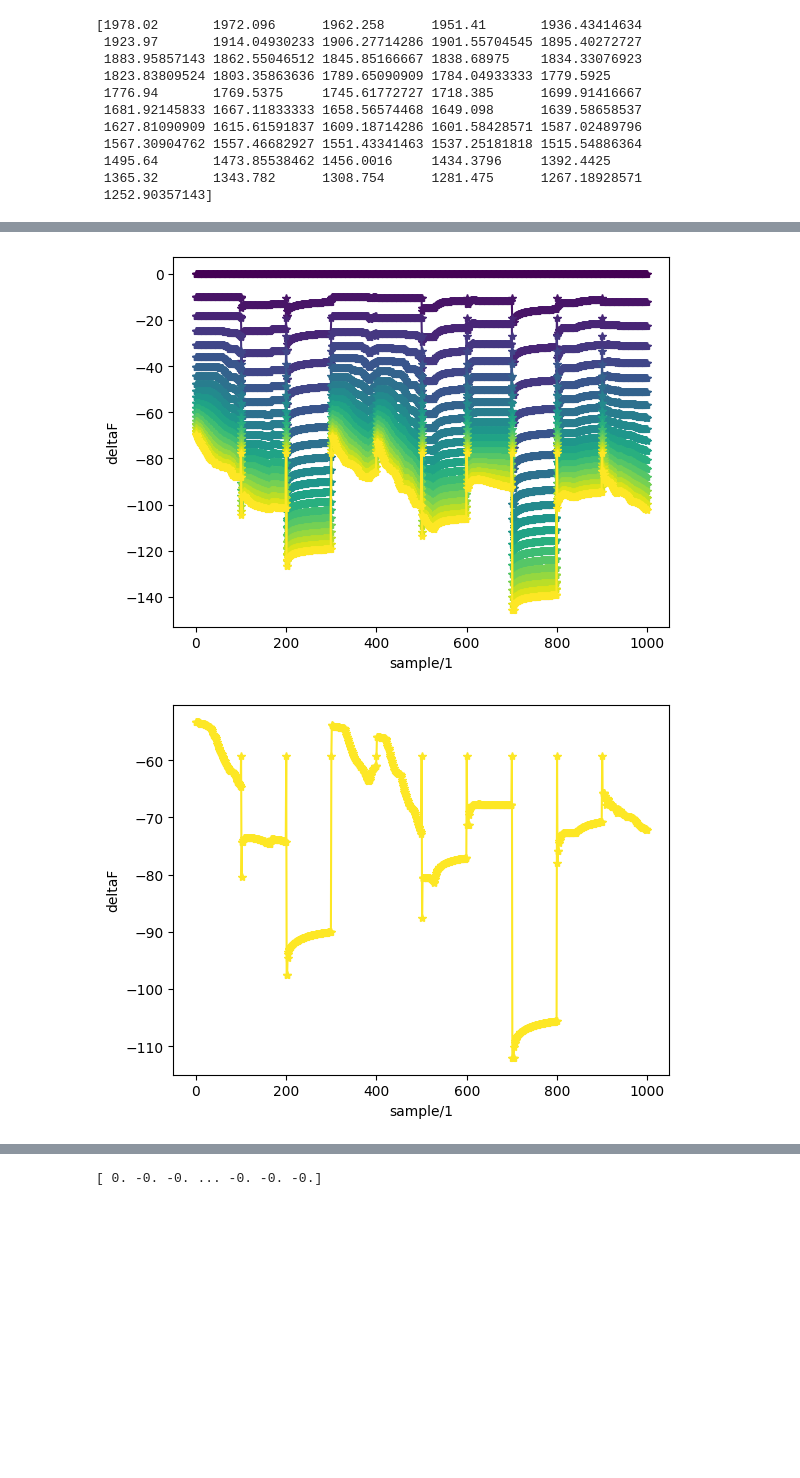
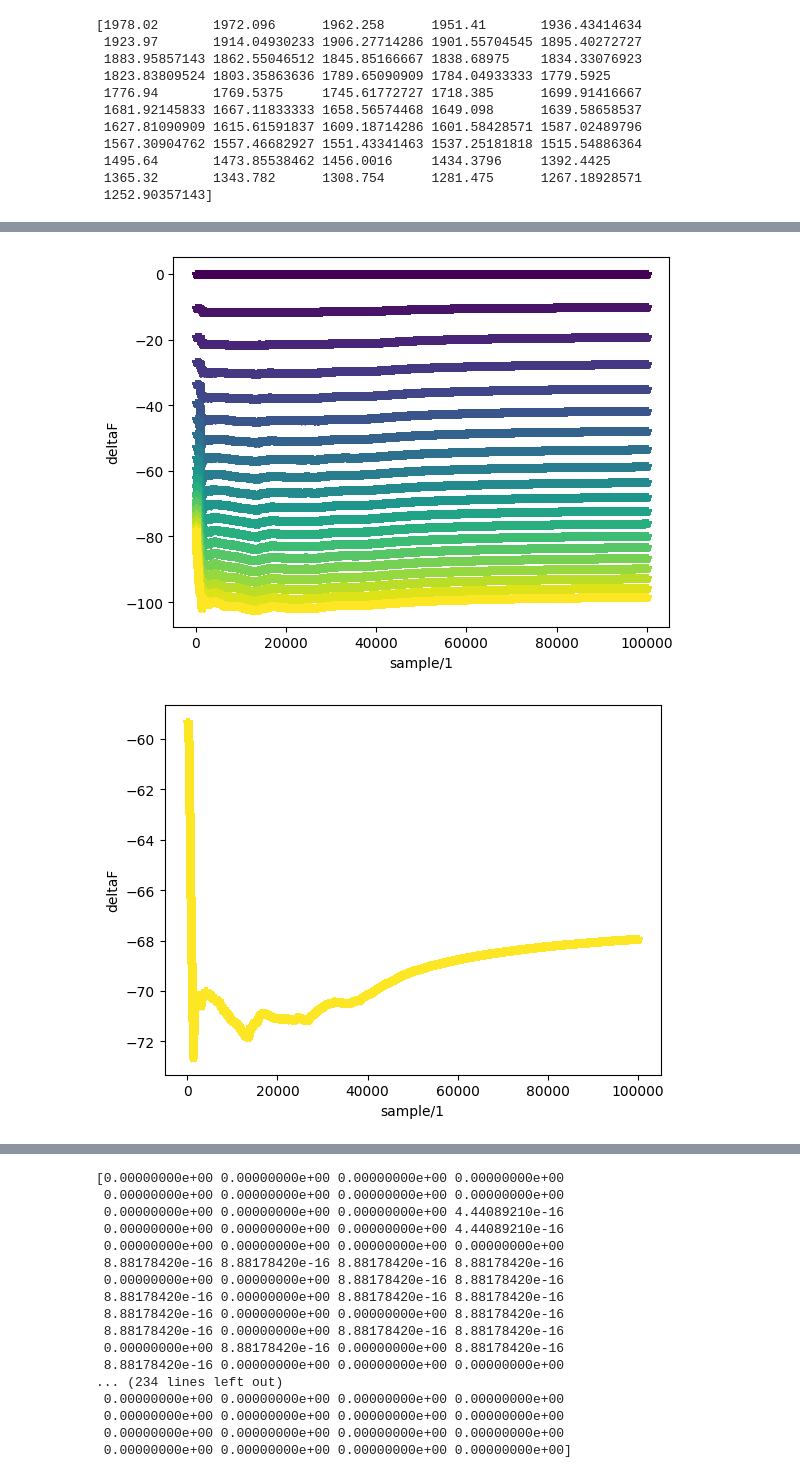
Before and after one commit to hannakjellson/Sampling-for-age-depth-modelling, a Jupyter notebook: python/src/age_depth_models/age_depth_model_OPES/plot.ipynb, the cells around one changed output, grey strips where cells are left out. Cells and saved outputs as stored; diff of their text form; code cells hidden in the pictures; blank space fills up the shorter version.

Commit message:
try reset deltaF after 1000

```diff
--- a/python/src/age_depth_models/age_depth_model_OPES/plot.ipynb
+++ b/python/src/age_depth_models/age_depth_model_OPES/plot.ipynb
@@ -95,7 +95,7 @@ else:
         # flat_E = sp_energies_hmc[i, :]
         # flat_samples = sp_hmc[i, :, :]
 
-    q25, q75 = np.percentile(flat_E, [25, 75])
+    q25, q75 = np.percentile(flat_E, [75, 100])
     candidate_mask = (flat_E >= q25) & (flat_E <= q75)
     candidate_E = flat_E[candidate_mask]
     candidate_samples = flat_samples[candidate_mask, :]
@@ -177,7 +177,7 @@ samples = np.load(samples)
 # %%
 proj = []
 for chain in range(samples.shape[0]):
-    traj = samples[chain, ::1000, :]
+    traj = samples[chain, ::10, :]
     traj_centered = traj - sp_mean
     coords = np.stack([traj_centered @ pc1,
                        traj_centered @ pc2], axis=1) # This should be the same as what i get when i print in C, maybe the indexing becomes wrong when i send in the pcs?
@@ -335,8 +335,8 @@ energy_values = np.load(energy_values)
 # %%
 plt.figure()
 for i in range(0,1):
-    plt.plot(bias_values[i,:10000], color = colors[i])
-    plt.plot(energy_values[i,:10000], color = colors[i])
+    plt.plot(bias_values[i,:100000], color = colors[i])
+    plt.plot(energy_values[i,:100000], color = colors[i])
 if config["ns"]>=100000:
     plt.savefig(f"../../../../pics/{data_name}/{mid_name}/{config_str}/bias.jpg")
 plt.show()
@@ -684,11 +710,12 @@ if (nt > 1 or nl > 1):
             plt.show()
     elif nt>1 and nl == 1 and nl2 == 1 and config["ns"] > stride:
         fig, ax = plt.subplots()
+        chain =1
 
         x = np.linspace(0, int(config["ns"]/stride), int(config["ns"]/stride))
         for k in range(nt):
-            sample_delta_F = np.squeeze(deltaF[2, :1000, 0, 0, k])
-            ax.plot(x[:1000], sample_delta_F, '*-', color = temp_colors[k], label = f"T={temp_centers[k]}")
+            sample_delta_F = np.squeeze(deltaF[chain, :, 0, 0, k])
+            ax.plot(x[:], sample_delta_F, '*-', color = temp_colors[k], label = f"T={temp_centers[k]}")
 
         # plt.legend()
         plt.xlabel(f"sample/{stride}")
@@ -697,40 +724,40 @@ if (nt > 1 or nl > 1):
             plt.savefig(f"../../../../pics/{data_name}/{mid_name}/{config_str}/deltaF.jpg")
         plt.show()
 
         fig, ax = plt.subplots()
 
-        sample_delta_F = np.squeeze(deltaF[2, :1000, 0, 0, int(config["nt"]/2)])
-        ax.plot(x[:1000], sample_delta_F, '*-', color = temp_colors[k], label = f"T={temp_centers[k]}")
+        sample_delta_F = np.squeeze(deltaF[chain, :, 0, 0, int(config["nt"]/2)])
+        ax.plot(x[:], sample_delta_F, '*-', color = temp_colors[k], label = f"T={temp_centers[k]}")
 
         # plt.legend()
         plt.xlabel(f"sample/{stride}")
         plt.ylabel("deltaF")
         if config["ns"]>=100000:
             plt.savefig(f"../../../../pics/{data_name}/{mid_name}/{config_str}/deltaF_last.jpg")
         plt.show()
 
         plt.figure()
-        for i in range(1,2):
-            plt.plot(bias_values[i,:10000], color = colors[i])
-            plt.plot(energy_values[i,:10000], color = colors[i])
-            sample_delta_F = np.squeeze(deltaF[i, :1000, 0, 0, int(config["nt"]/2)])
+        for i in range(chain, chain+1):
+            plt.plot(bias_values[i,:], color = colors[i])
+            plt.plot(energy_values[i,:], color = colors[i])
+            sample_delta_F = np.squeeze(deltaF[i, :, 0, 0, int(config["nt"]/2)])
             # plt.plot(x, sample_delta_F, '*-', color = temp_colors[k], label = f"T={temp_centers[k]}")
         if config["ns"]>=100000:
             plt.savefig(f"../../../../pics/{data_name}/{mid_name}/{config_str}/energy_bias_df.jpg")
         plt.show()
 
         # deltaF_other = np.fromfile(r"C:\Users\hanna\Desktop\PhD\Bacon\output\dayu06\N50_H100_dc2_dt0.001_ns1000_ndt100_nHMC1_a1.5_b0.21_nlsp100_mi10000_gl1e-05_hmc_sd37_bt1_adt1e-05\N50_H100_dc2_dt0.001_ns1250000_co10_ndt800_nHMC1_nch5_a1.5_b0.21_dE50_sbt1_ebt3_nt20_ut_sd37_shb\deltaF.bin", dtype = np.float64)
         # first_dim = int(1250000/stride) if int(1250000/stride) != 0 else 1
         # deltaF_other = deltaF_other.reshape(1, first_dim, nl, nl2, nt)
         plt.figure()
         # print(np.shape(deltaF_other))
-        print(deltaF[0, ::100, 0,0,0])
+        print(deltaF[chain, ::100, 0,0,0])
         for i in range(1,5):
-            plt.plot(betas, deltaF[2, -1, 0, 0, :], label = f"{int(i * config["ns"] / (5 * stride))}", marker = '*', color = "green")
+            plt.plot(betas, deltaF[chain, -1, 0, 0, :], label = f"{int(i * config["ns"] / (5 * stride))}", marker = '*', color = "green")
             plt.plot(betas, deltaF[0, -1, 0, 0, :], label = f"{int(i * config["ns"] / (5 * stride))}", marker = '*', color = "red")
             # plt.plot(betas, deltaF_other[0, int(i * 1250000 / 500), 0, 0, :], label = f"{int(i * 1250000 / 500)}", marker = '*', color = "green")
         plt.legend()
         plt.show()
 # %% [output]
-[figure, old version]
+[figure, new version]
-[figure, old version]
+[figure, new version]
@@ -738 +765,17 @@ if (nt > 1 or nl > 1):
-[ 0. -0. -0. ... -0. -0. -0.]
+[0.00000000e+00 0.00000000e+00 0.00000000e+00 0.00000000e+00
+ 0.00000000e+00 0.00000000e+00 0.00000000e+00 0.00000000e+00
+ 0.00000000e+00 0.00000000e+00 0.00000000e+00 4.44089210e-16
+ 0.00000000e+00 0.00000000e+00 0.00000000e+00 4.44089210e-16
+ 0.00000000e+00 0.00000000e+00 0.00000000e+00 0.00000000e+00
+ 8.88178420e-16 8.88178420e-16 8.88178420e-16 8.88178420e-16
+ 0.00000000e+00 0.00000000e+00 8.88178420e-16 8.88178420e-16
+ 8.88178420e-16 0.00000000e+00 8.88178420e-16 8.88178420e-16
+ 8.88178420e-16 0.00000000e+00 0.00000000e+00 8.88178420e-16
+ 8.88178420e-16 0.00000000e+00 8.88178420e-16 8.88178420e-16
+ 0.00000000e+00 8.88178420e-16 0.00000000e+00 8.88178420e-16
+ 8.88178420e-16 0.00000000e+00 0.00000000e+00 0.00000000e+00
+... (234 lines left out)
+ 0.00000000e+00 0.00000000e+00 0.00000000e+00 0.00000000e+00
+ 0.00000000e+00 0.00000000e+00 0.00000000e+00 0.00000000e+00
+ 0.00000000e+00 0.00000000e+00 0.00000000e+00 0.00000000e+00
+ 0.00000000e+00 0.00000000e+00 0.00000000e+00 0.00000000e+00]
```
Also changed, not shown: parts of 16 cells of this notebook, 2 other files.
